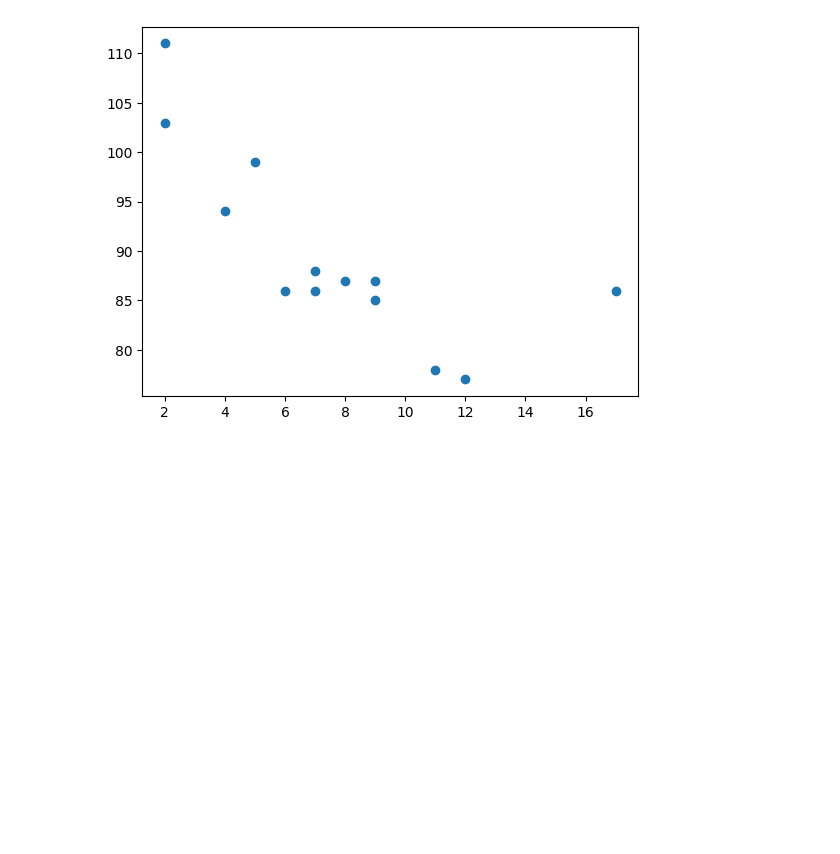
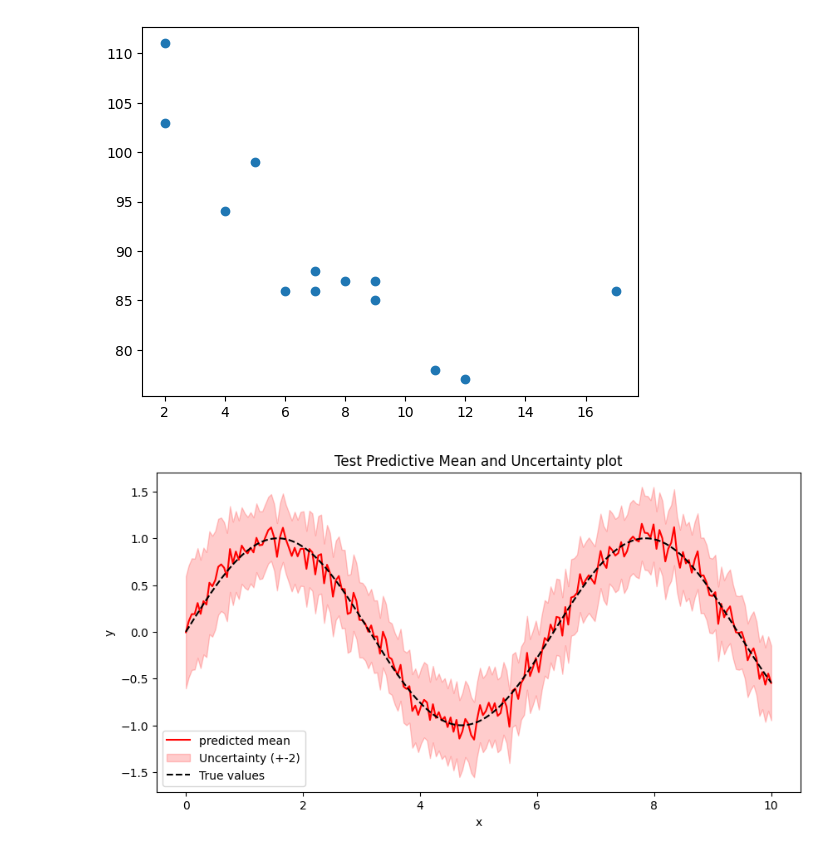
Before and after one commit to celiniebienie/probly, a Jupyter notebook: notebooks/examples/first_matplotlib_experiments.ipynb, the cells around one changed output. Drawn from its saved outputs; the diff is of its cells as text; code cells hidden in the pictures; blank space fills up the shorter version.

Commit message:
Added more plots(celiniebienie #123)

```diff
--- a/notebooks/examples/first_matplotlib_experiments.ipynb
+++ b/notebooks/examples/first_matplotlib_experiments.ipynb
@@ -73,3 +74,35 @@ plt.scatter(x, y)
 plt.show()
 # %% [output]
 [figure]
+# %%
+# Fully artificial example
+# Array with evenly spaced values
+x = np.linspace(0, 10, 200)
+
+# our actual function with correct values
+true_y = np.sin(x)
+
+# creates artificial noise
+pred_mean = np.sin(x) + 0.1 * np.random.randn(len(x))
+
+pred_std = 0.2 + 0.1 * np.sinc(x)
+
+plt.figure(figsize=(10, 5))
+plt.plot(x, pred_mean, label="predicted mean", color="red")
+plt.fill_between(
+    x,
+    pred_mean - 2 * pred_std,
+    pred_mean + 2 * pred_std,
+    alpha=0.2,
+    color="red",
+    label="Uncertainty (+-2)",
+)
+plt.plot(x, true_y, color="black", linestyle="--", label="True values")
+
+plt.title("Test Predictive Mean and Uncertainty plot")
+plt.xlabel("x")
+plt.ylabel("y")
+plt.legend()
+plt.show()
+# %% [output]
+[figure, added]
```
Also changed, not shown: parts of 3 cells of this notebook.
